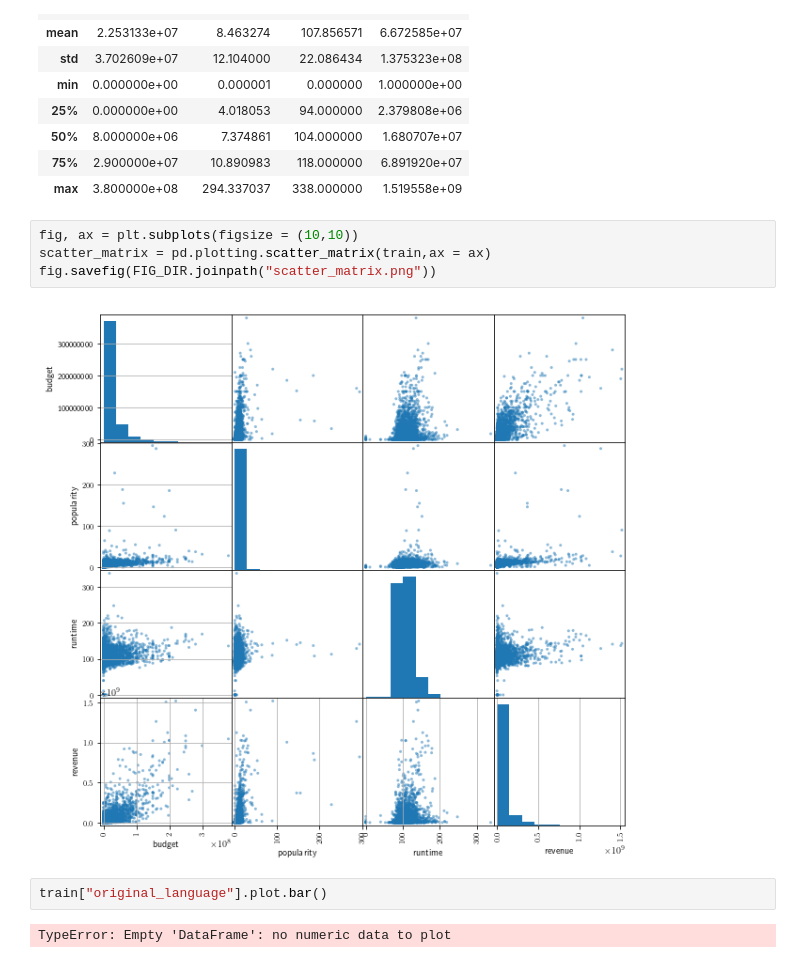
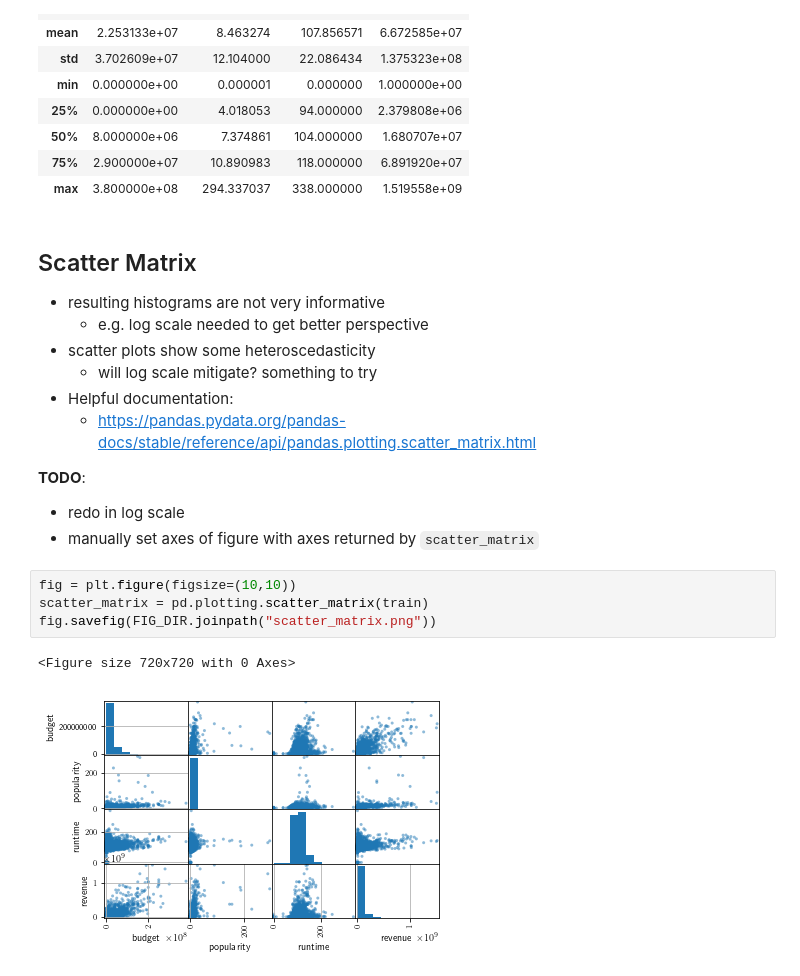
Before and after one commit to qiaozhi9092/tmdb_box_office_prediction, a Jupyter notebook: notebooks/ExploratoryDataAnalysis.ipynb, the cells around one changed output. Saved outputs shown, nothing was run; the diff lists cells and outputs as text.

Commit message:
add figure directory; fix scatter matrix warning

```diff
--- a/notebooks/ExploratoryDataAnalysis.ipynb
+++ b/notebooks/ExploratoryDataAnalysis.ipynb
@@ -81,13 +83,22 @@ dtype: object
 | 50% | 8.000000e+06 | 7.374861 | 104.000000 | 1.680707e+07 |
 | 75% | 2.900000e+07 | 10.890983 | 118.000000 | 6.891920e+07 |
 | max | 3.800000e+08 | 294.337037 | 338.000000 | 1.519558e+09 |
+# %% [markdown]
+## Scatter Matrix
+- resulting histograms are not very informative
+    - e.g. log scale needed to get better perspective
+- scatter plots show some heteroscedasticity
+    - will log scale mitigate? something to try
+- Helpful documentation:
+    - https://pandas.pydata.org/pandas-docs/stable/reference/api/pandas.plotting.scatter_matrix.html
+
+**TODO**:
+- redo in log scale
+- manually set axes of figure with axes returned by `scatter_matrix`
 # %%
-fig, ax = plt.subplots(figsize = (10,10))
-scatter_matrix = pd.plotting.scatter_matrix(train,ax = ax)
+fig = plt.figure(figsize=(10,10))
+scatter_matrix = pd.plotting.scatter_matrix(train)
 fig.savefig(FIG_DIR.joinpath("scatter_matrix.png"))
 # %% [output]
+<Figure size 720x720 with 0 Axes>
-[figure, old version]
+[figure, new version]
-# %%
-train["original_language"].plot.bar()
-# %% [output]
-TypeError: Empty 'DataFrame': no numeric data to plot
```
Also changed, not shown: parts of 3 cells of this notebook, 2 other files.
